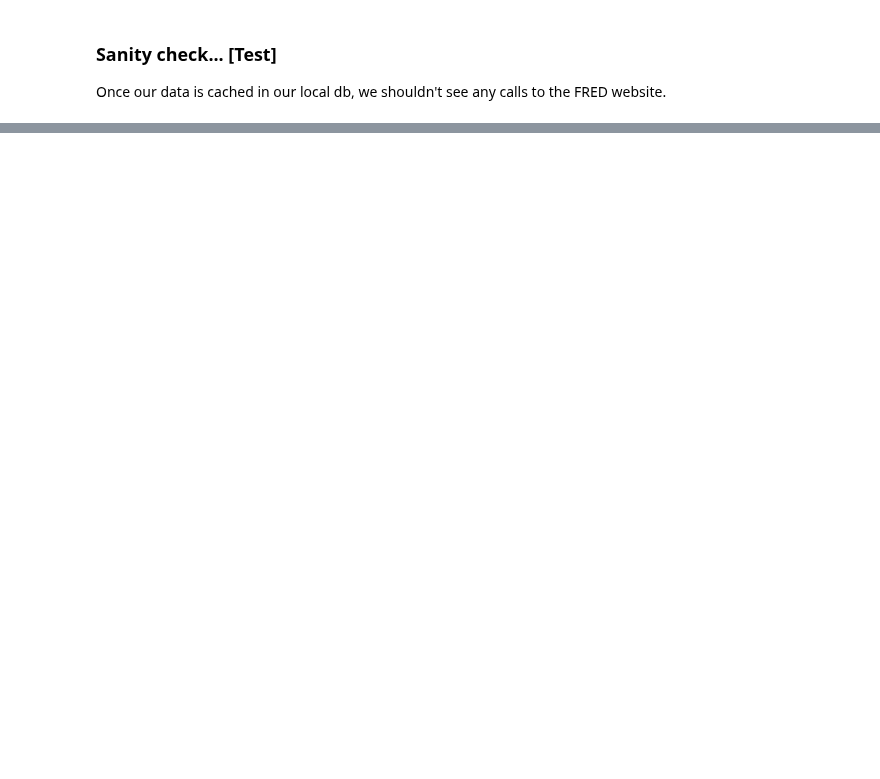
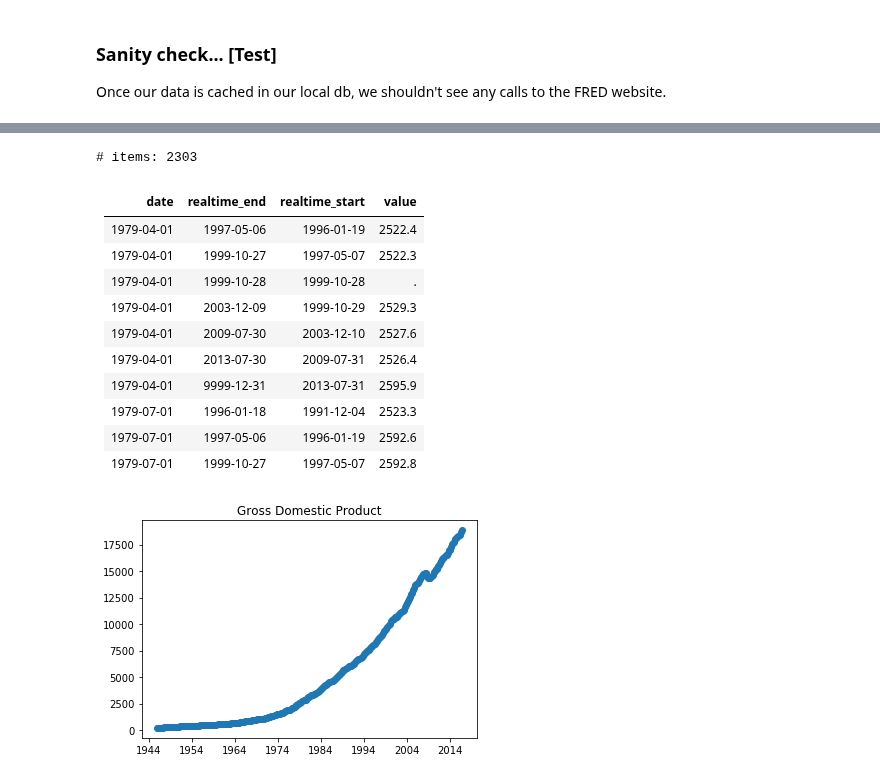
Before and after one commit to gorobei9/jtest, a Jupyter notebook: dynamo-7-FRED.ipynb, the cells around one changed output, grey strips where cells are left out. Saved outputs shown, nothing was run; the diff lists cells and outputs as text; code cells hidden in the pictures; blank space fills up the shorter version.

```diff
--- a/dynamo-7-FRED.ipynb
+++ b/dynamo-7-FRED.ipynb
@@ -99,7 +105,7 @@ class FredManager(Entity):
     def __fetch_data(self, url):
         _url = url + '&api_key=' + self.apiKey()
         try:
-            Monitor.msg('Web', 0, 'urlopen', value=url)
+            Monitor.msg('Web', 0, 'urlopen', url=url)
             response = urlopen(_url)
             root = ET.fromstring(response.read())
         except HTTPError as exc:
@@ -112,7 +118,7 @@ class FredManager(Entity):
         _url += '&api_key=' + self.apiKey()
         _url += '&file_type=json'
         try:
-            Monitor.msg('Web', 0, 'urlopen/json', value=url)
+            Monitor.msg('Web', 0, 'urlopen/json', url=url)
             response = urlopen(_url)
             r = response.read()
         except HTTPError as exc:
@@ -263,7 +300,13 @@ class FredSeries(ExternalRefData):
     @dataField
     def allReleases(self):
         fm = self.fredManager()
-        return fm.get_series_all_releases(self.name())
+        obs = fm.get_series_all_releases(self.name())
+        return self._splitLargeData(obs, 1000)
+
+    @node
+    def allObservations(self):
+        pages = self.allReleases()
+        return self._joinLargeData(pages)
 
     @node
     def data(self):
@@ -273,7 +316,7 @@ class FredSeries(ExternalRefData):
             return datetime.datetime.strptime(str, '%Y-%m-%d')
         vis = {}
         updated = {}
-        for record in self.allReleases():
+        for record in self.allObservations():
             value = record['value']
             if value == '.':
                 continue
@@ -286,6 +329,14 @@ class FredSeries(ExternalRefData):
         return sorted(vis.items()) # that's so conservative it's virtually paranoid.
                                    # I bet series is always in order.
 
+    def plot(self):
+        import matplotlib.pyplot as plt
+        d = self.data()
+        days, obs = zip(*d)
+        plt.plot_date(x=days, y=obs)
+        plt.title(self.info()['title'])
+        plt.show()
+
     """
     ['observation_end', 'last_updated', 'observation_start', 'title', 'seasonal_adjustment_short',
      'seasonal_adjustment', 'notes', 'popularity', 'realtime_end', 'frequency', 'units_short',
@@ -399,3 +456,24 @@ plt.show()
+# %%
+r = gdp.allObservations()
+print '# items:', len(r)
+displayListOfDicts(r[1000:1010])
+
+gdp.plot()
+# %% [output]
+# items: 2303
+|date|realtime_end|realtime_start|value|
+|-|-|-|-|
+|1979-04-01|1997-05-06|1996-01-19|2522.4
+|1979-04-01|1999-10-27|1997-05-07|2522.3
+|1979-04-01|1999-10-28|1999-10-28|.
+|1979-04-01|2003-12-09|1999-10-29|2529.3
+|1979-04-01|2009-07-30|2003-12-10|2527.6
+|1979-04-01|2013-07-30|2009-07-31|2526.4
+|1979-04-01|9999-12-31|2013-07-31|2595.9
+|1979-07-01|1996-01-18|1991-12-04|2523.3
+|1979-07-01|1997-05-06|1996-01-19|2592.6
+|1979-07-01|1999-10-27|1997-05-07|2592.8
+[figure, added]
 # %%
 """
 This seems true, if a little out of date:
```
Also changed, not shown: parts of 10 cells of this notebook, 1 other file.
